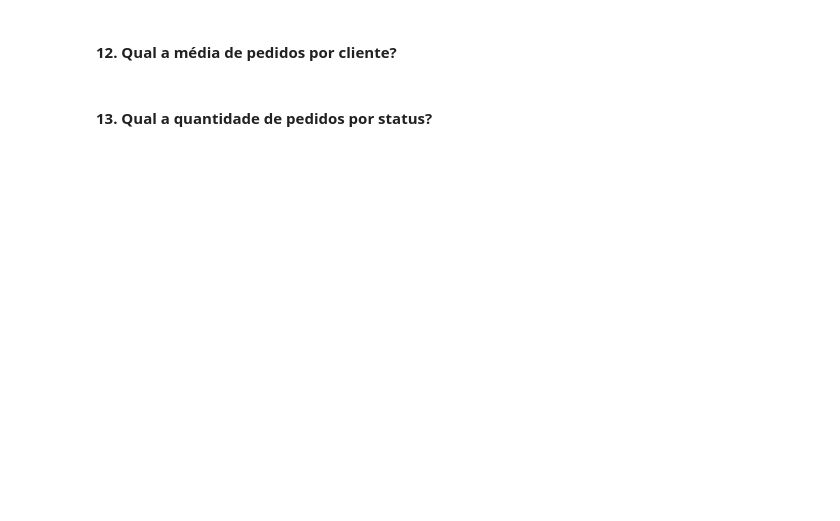
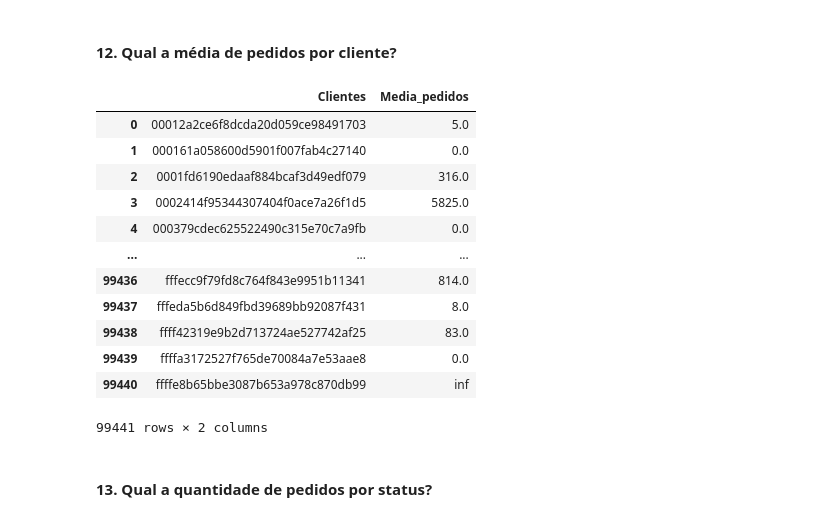
Before and after one commit to Fabiorsi1979/DS-Comunidade, a Jupyter notebook: SDQL_basico_Agrupamentos.ipynb, the cells around one changed output. Drawn from its saved outputs; the diff is of its cells as text; code cells hidden in the pictures; blank space fills up the shorter version.

```diff
--- a/SDQL_basico_Agrupamentos.ipynb
+++ b/SDQL_basico_Agrupamentos.ipynb
@@ -250,12 +273,25 @@ exercicio2
 # %% [markdown]
 #### 12. Qual a média de pedidos por cliente?
 # %%
-consulta = "SELECT FROM GROUP BY"
-colunas =  []
+consulta = "SELECT o.customer_id, AVG(o.order_id) FROM orders o GROUP BY o.customer_id"
+colunas =  ["Clientes","Media_pedidos"]
 
-exercicio2 = sql_agrup(consulta,colunas)
-exercicio2.rename(columns={'':''}, inplace=True)
-exercicio2
+exercicio12 = sql_agrup(consulta,colunas)
+exercicio12
+# %% [output]
+|  | Clientes | Media_pedidos |
+| 0 | 00012a2ce6f8dcda20d059ce98491703 | 5.0 |
+| 1 | 000161a058600d5901f007fab4c27140 | 0.0 |
+| 2 | 0001fd6190edaaf884bcaf3d49edf079 | 316.0 |
+| 3 | 0002414f95344307404f0ace7a26f1d5 | 5825.0 |
+| 4 | 000379cdec625522490c315e70c7a9fb | 0.0 |
+| ... | ... | ... |
+| 99436 | fffecc9f79fd8c764f843e9951b11341 | 814.0 |
+| 99437 | fffeda5b6d849fbd39689bb92087f431 | 8.0 |
+| 99438 | ffff42319e9b2d713724ae527742af25 | 83.0 |
+| 99439 | ffffa3172527f765de70084a7e53aae8 | 0.0 |
+| 99440 | ffffe8b65bbe3087b653a978c870db99 | inf |
+99441 rows × 2 columns
 # %% [markdown]
 #### 13. Qual a quantidade de pedidos por status?
 # %%
```
Also changed, not shown: parts of 11 cells of this notebook.
